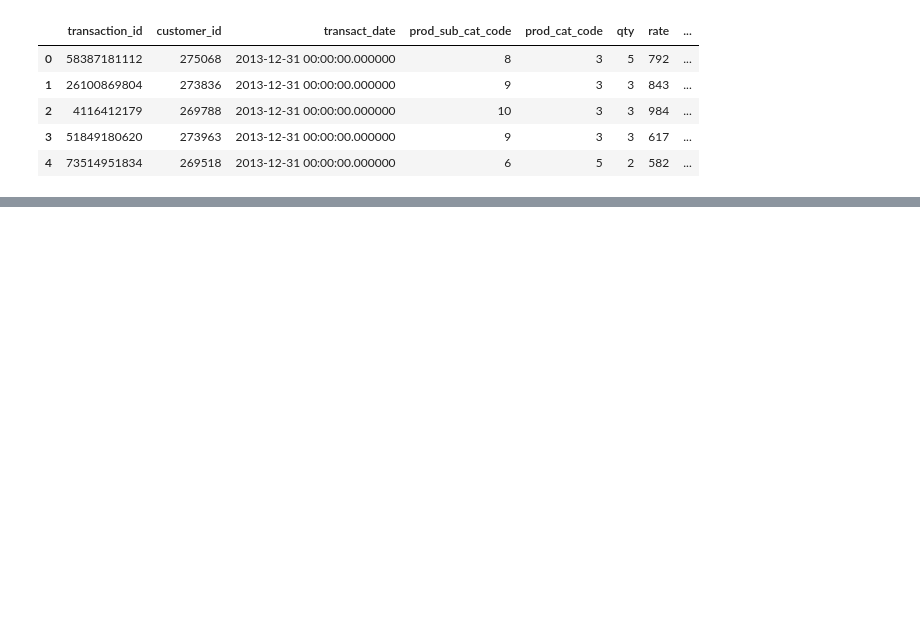
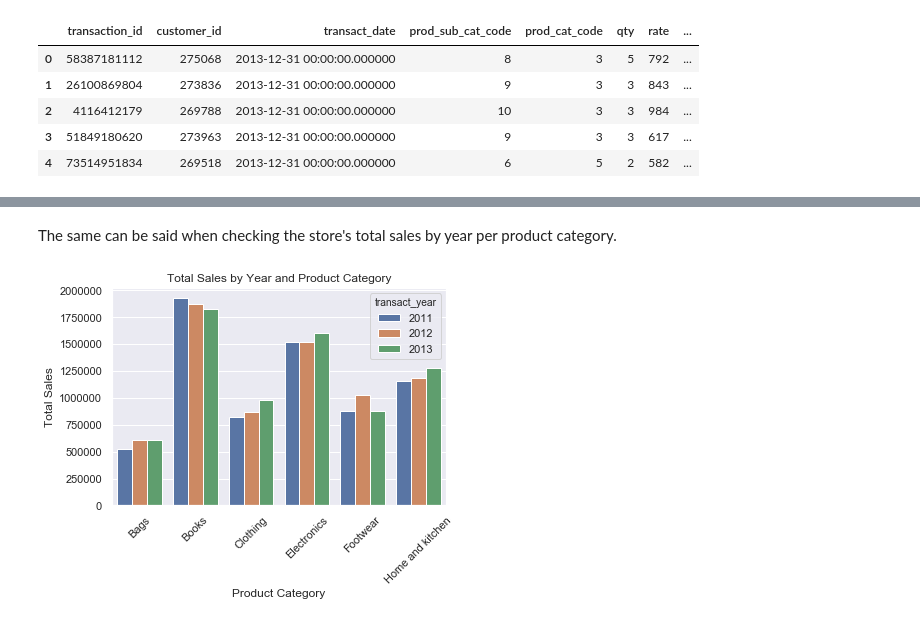
Before and after one commit to dlma1234/datascience_casestudies, a Jupyter notebook: retail_shop/eda.ipynb, the cells around one changed output, grey strips where cells are left out. Cells and saved outputs as stored; diff of their text form; code cells hidden in the pictures; blank space fills up the shorter version.

```diff
--- a/retail_shop/eda.ipynb
+++ b/retail_shop/eda.ipynb
@@ -972,0 +279,9 @@ ol_8_and_10_q1.describe(include="all")
+# %% [markdown]
+The same can be said when checking the store's total sales by year per product category.
+# %%
+grouped_df = eshop_df.groupby(['prod_cat', 'transact_year']).total_amt.sum().reset_index()
+fig = sns.barplot(x='prod_cat', y='total_amt', hue='transact_year', data=grouped_df)
+fig.set(xlabel='Product Category', ylabel="Total Sales", title="Total Sales by Year and Product Category")
+fig.set_xticklabels(fig.get_xticklabels(), rotation=45);
+# %% [output]
+[figure, added]
```
Also changed, not shown: parts of 95 cells of this notebook.
